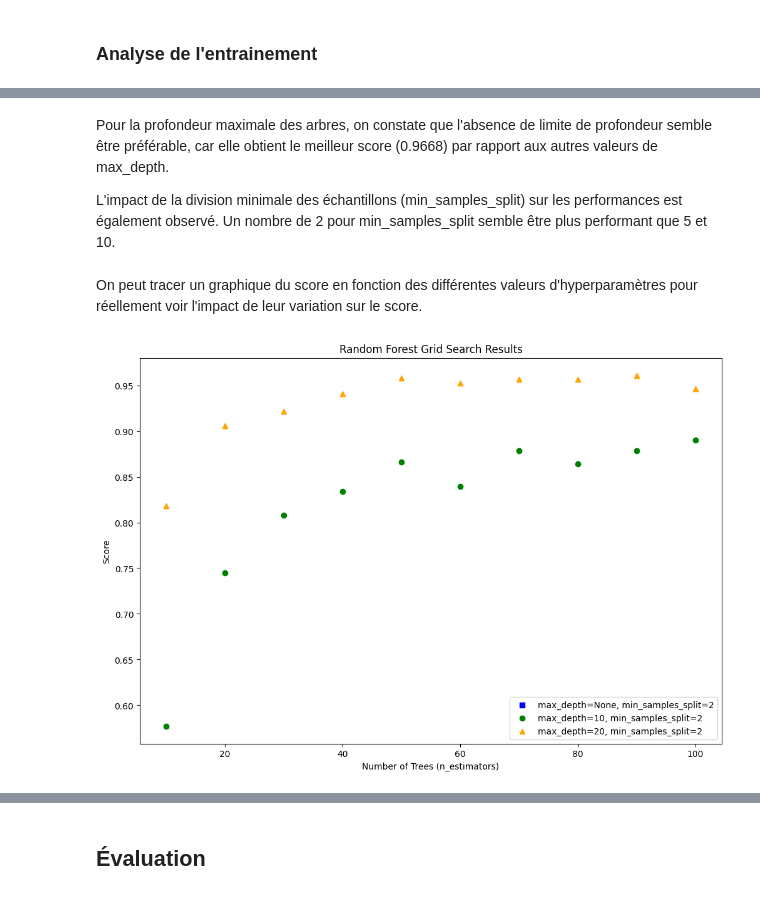
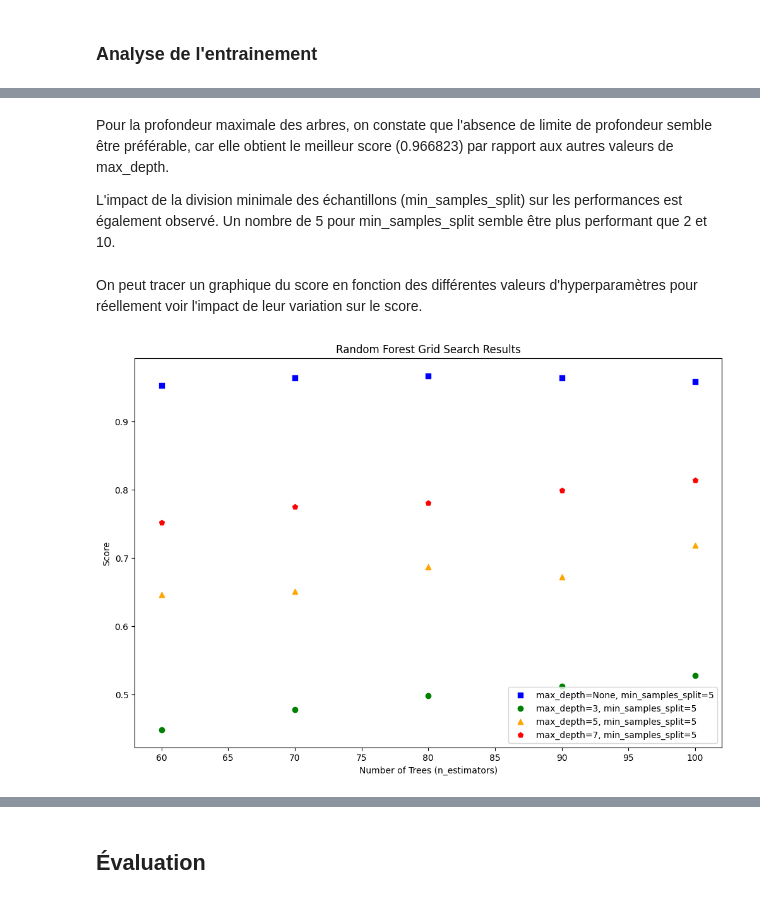
Before and after one commit to Chique80/IFT712-Projet, a Jupyter notebook: Random Forest.ipynb, the cells around one changed output, grey strips where cells are left out. Cells and saved outputs as stored; diff of their text form; code cells hidden in the pictures.

Commit message:
fin de Random Forest

```diff
--- a/Random Forest.ipynb
+++ b/Random Forest.ipynb
@@ -39,10 +49,10 @@ On utilise une validation croisée à 5 plis. On utilise un nombre de plis assez
 # %%
 hyperparameters_rf = {
-    'n_estimators': range(10, 101, 10),
-    'max_depth': [None, 10, 20],
+    'n_estimators': range(60, 101, 10),
+    'max_depth': [None, 3, 5, 7],
     'min_samples_split': [2, 5, 10],
 }
 
-grid_rf, results_rf = DM.train_model(RandomForestClassifier(), hyperparameters_rf, dataset)
-print('Best:', grid_rf.best_params_)
+grid, results = DM.train_model(RandomForestClassifier(), hyperparameters_rf, dataset)
+print('Best:', grid.best_params_, 'with score {:.3}'.format(grid.best_score_))
 # %% [output]
@@ -68,29 +123,32 @@ results_rf[results_rf.param_n_estimators == grid_rf.best_params_['n_estimators']
 # %% [markdown]
-Pour la profondeur maximale des arbres, on constate que l'absence de limite de profondeur semble être préférable, car elle obtient le meilleur score (0.9668) par rapport aux autres valeurs de max_depth.
+Pour la profondeur maximale des arbres, on constate que l'absence de limite de profondeur semble être préférable, car elle obtient le meilleur score (0.966823) par rapport aux autres valeurs de max_depth.
 
-L'impact de la division minimale des échantillons (min_samples_split) sur les performances est également observé. Un nombre de 2 pour min_samples_split semble être plus performant que 5 et 10.
+L'impact de la division minimale des échantillons (min_samples_split) sur les performances est également observé. Un nombre de 5 pour min_samples_split semble être plus performant que 2 et 10.
 # %% [markdown]
 On peut tracer un graphique du score en fonction des différentes valeurs d'hyperparamètres pour réellement voir l'impact de leur variation sur le score.
 # %%
 plt.figure(figsize=(12, 8))
 
 # Exploration du nombre d'arbres (n_estimators)
-plt.scatter(results_rf.query('param_max_depth == None and param_min_samples_split == 2')['param_n_estimators'],
-            results_rf.query('param_max_depth == None and param_min_samples_split == 2')['mean_test_score'],
-            marker='s', color='blue', label='max_depth=None, min_samples_split=2')
-plt.scatter(results_rf.query('param_max_depth == 10 and param_min_samples_split == 2')['param_n_estimators'],
-            results_rf.query('param_max_depth == 10 and param_min_samples_split == 2')['mean_test_score'],
-            marker='o', color='green', label='max_depth=10, min_samples_split=2')
-plt.scatter(results_rf.query('param_max_depth == 20 and param_min_samples_split == 2')['param_n_estimators'],
-            results_rf.query('param_max_depth == 20 and param_min_samples_split == 2')['mean_test_score'],
-            marker='^', color='orange', label='max_depth=20, min_samples_split=2')
+plt.scatter(results.query('param_max_depth.isna() and param_min_samples_split == 5')['param_n_estimators'],
+            results.query('param_max_depth.isna() and param_min_samples_split == 5')['mean_test_score'],
+            marker='s', color='blue', label='max_depth=None, min_samples_split=5')
+plt.scatter(results.query('param_max_depth == 3 and param_min_samples_split == 5')['param_n_estimators'],
+            results.query('param_max_depth == 3 and param_min_samples_split == 5')['mean_test_score'],
+            marker='o', color='green', label='max_depth=3, min_samples_split=5')
+plt.scatter(results.query('param_max_depth == 5 and param_min_samples_split == 5')['param_n_estimators'],
+            results.query('param_max_depth == 5 and param_min_samples_split == 5')['mean_test_score'],
+            marker='^', color='orange', label='max_depth=5, min_samples_split=5')
+plt.scatter(results.query('param_max_depth == 7 and param_min_samples_split == 5')['param_n_estimators'],
+            results.query('param_max_depth == 7 and param_min_samples_split == 5')['mean_test_score'],
+            marker='p', color='red', label='max_depth=7, min_samples_split=5')
 
 # Ajouter d'autres combinaisons d'hyperparamètres au besoin...
 
 plt.xlabel("Number of Trees (n_estimators)")
 plt.ylabel("Score")
 plt.title("Random Forest Grid Search Results")
 plt.legend()
 plt.show()
 # %% [output]
-[figure, old version]
+[figure, new version]
```
Also changed, not shown: parts of 16 cells of this notebook.
